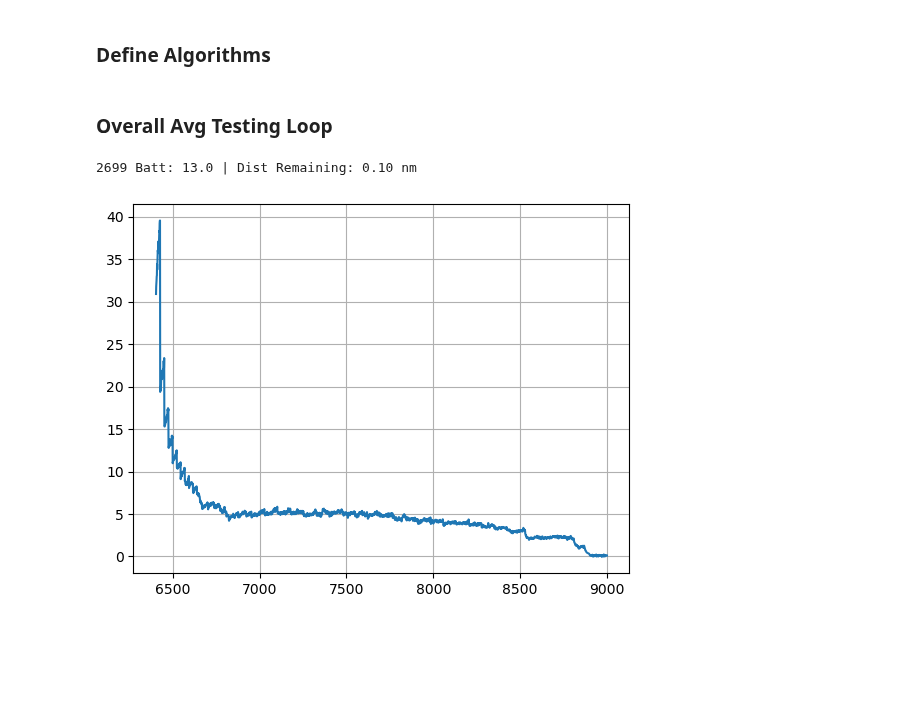
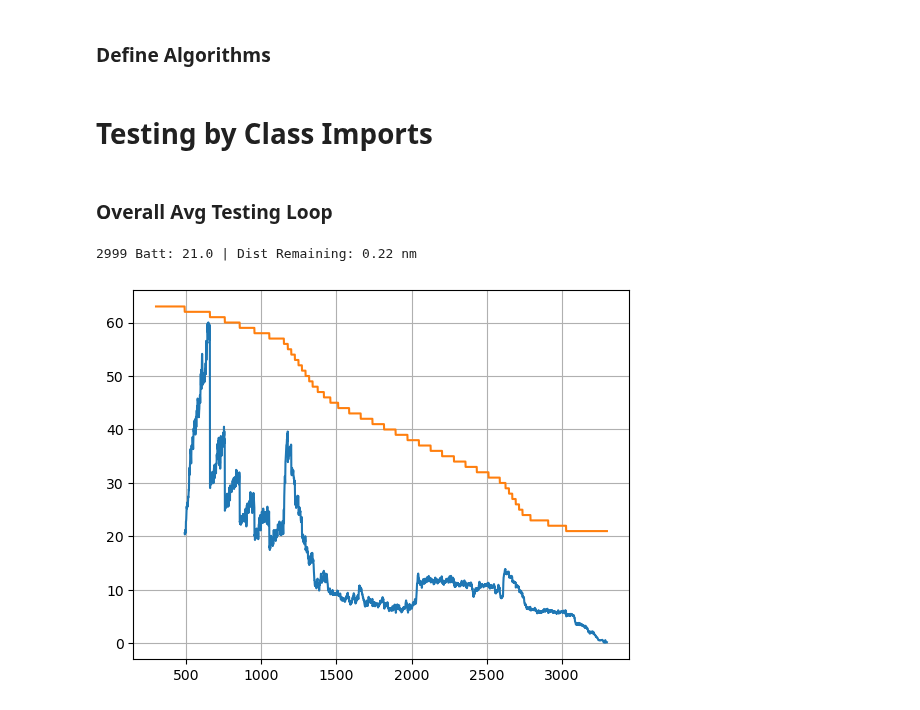
Before and after one commit to eliu420/photon-range-estimator, a Jupyter notebook: test_loop.ipynb, the cells around one changed output. Drawn from its saved outputs; the diff is of its cells as text; code cells hidden in the pictures; blank space fills up the shorter version.

```diff
--- a/test_loop.ipynb
+++ b/test_loop.ipynb
@@ -169,27 +124,62 @@ def update_average():
     """This is a function to update the stored average consumption of the vessel."""
 
     pass
+# %% [markdown]
+# Testing by Class Imports
+# %%
+from testing_class import testing
+from algorithm_class import Range_est
+
+run = 31
+df = data['Run %i' % run]
+df['tripDistance'] = ''
+df['energyUsed'] = ''
+df['tripDuration'] = ''
+df['range'] = ''
+
+def add_new_variables(df):
+
+    for i in range(len(df)):
+        df['tripDistance'].iloc[i] = df['Distance km'].iloc[i] - df['Distance km'].iloc[0]
+        df['energyUsed'].iloc[i] = (df['SOC 1 %'].iloc[0] - df['SOC 1 %'].iloc[i])*63/100
+        df['tripDuration'].iloc[i] = (df['Time'].iloc[i] - df['Time'].iloc[0]).seconds/60
+    return df
+
+df = add_new_variables(df)
+
+
+"""Test Loop"""
+for i in range(len(df)):
+    dataStream = testing().parse_csv(df.iloc[i])
+
+    # range_remaining = Range_est.overall_avg()
+
+    range_remaining = overall_avg(df.iloc[0], df.iloc[i], 63)
+    df['range'].iloc[i] = range_remaining
+
+
+df.head()
 # %% [markdown]
 ### Overall Avg Testing Loop
 # %%
 """
 Testing Loop:
     -Loop through CSV rows and update estimated mileage on each iteration
     -Call functions within test loop
 """
 dist_list = []
 for i in range(len(df)):
     current_data = df.iloc[i]
     initial_data = df.iloc[0]
 
-    dist_remaining = overall_avg(initial_data, current_data, 63)
+    dist_remaining = overall_avg(initial_data, current_data, 58)
     print('%d Batt: %.1f | Dist Remaining: %.2f nm' % (i, current_data['SOC 1 %'], dist_remaining), end=' \r')
     # time.sleep(.001)
 
     dist_list.append(dist_remaining)
 
-plt.plot(df.index, dist_list)
+plt.plot(df.index, dist_list, df['SOC 1 %'])
 plt.grid()
 # %% [output]
-2699 Batt: 13.0 | Dist Remaining: 0.10 nm
+2999 Batt: 21.0 | Dist Remaining: 0.22 nm
-[figure, old version]
+[figure, new version]
```
Also changed, not shown: parts of 10 cells of this notebook.
